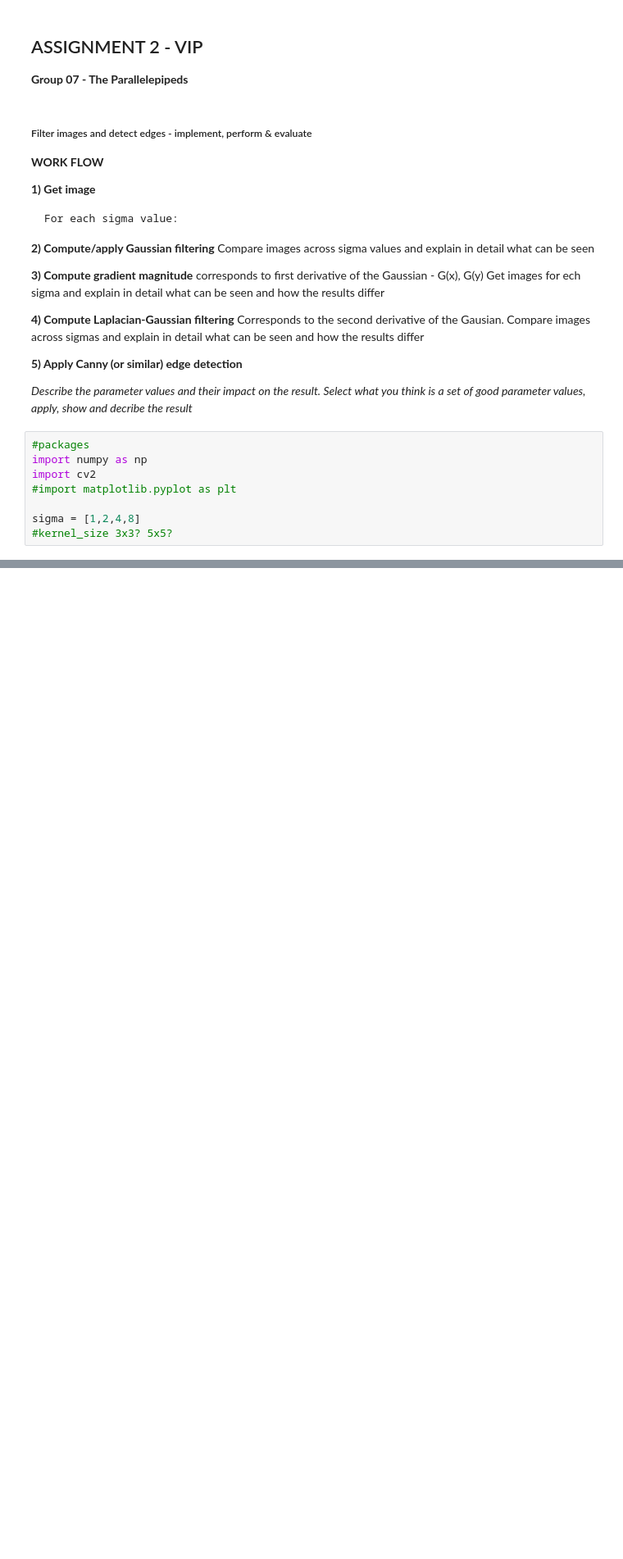
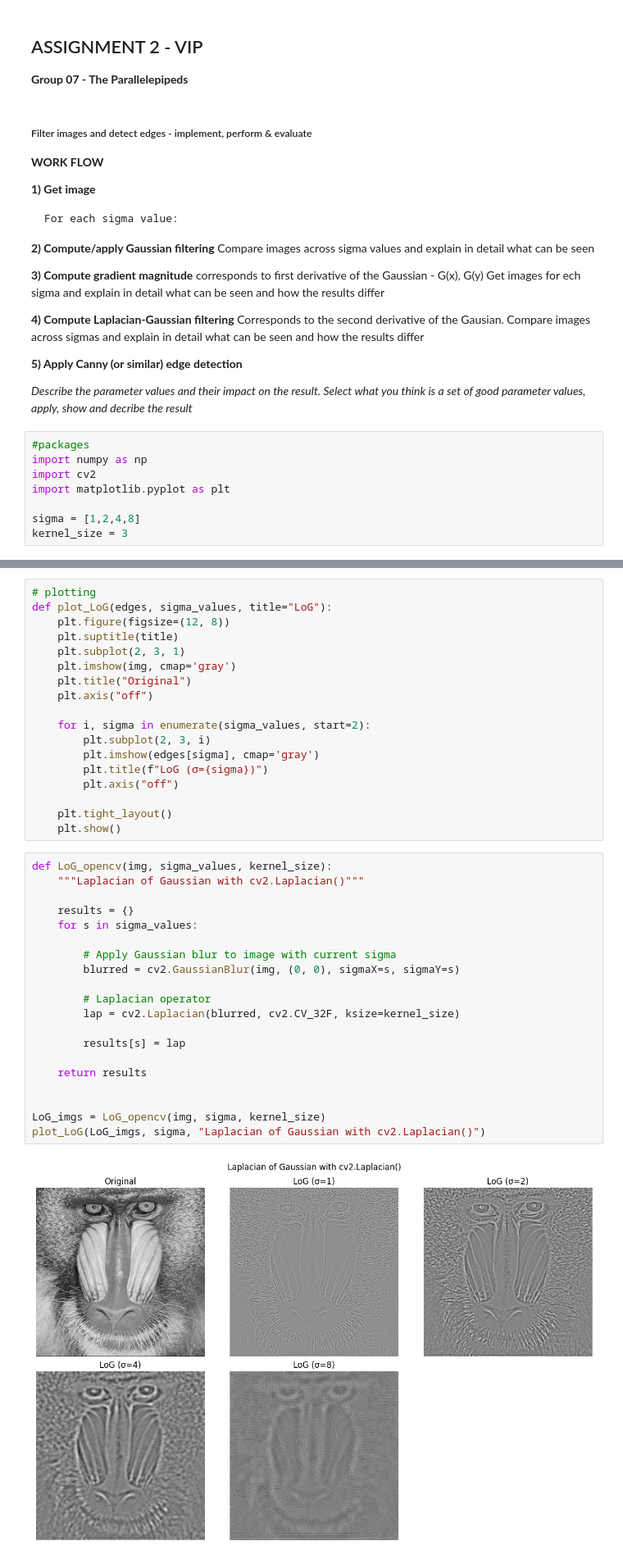
Before and after one commit to axelz3/VIPassingment2, a Jupyter notebook: code.ipynb, the cells around one changed output, grey strips where cells are left out. Shown at 82% size. Cells and saved outputs as stored; diff of their text form; blank space fills up the shorter version.

Commit message:
Implemented Laplacian-Gaussian filtering with two methods

```diff
--- a/code.ipynb
+++ b/code.ipynb
@@ -33,8 +33,8 @@ Compare images across sigmas and explain in detail what can be seen and how the
 #packages
 import numpy as np
 import cv2
-#import matplotlib.pyplot as plt
+import matplotlib.pyplot as plt
 
 sigma = [1,2,4,8]
-#kernel_size 3x3? 5x5?
+kernel_size = 3
 # %%
@@ -46,0 +46,40 @@ cv2.destroyAllWindows()
+# %%
+# plotting
+def plot_LoG(edges, sigma_values, title="LoG"):
+    plt.figure(figsize=(12, 8))
+    plt.suptitle(title)
+    plt.subplot(2, 3, 1)
+    plt.imshow(img, cmap='gray')
+    plt.title("Original")
+    plt.axis("off")
+
+    for i, sigma in enumerate(sigma_values, start=2):
+        plt.subplot(2, 3, i)
+        plt.imshow(edges[sigma], cmap='gray')
+        plt.title(f"LoG (σ={sigma})")
+        plt.axis("off")
+
+    plt.tight_layout()
+    plt.show()
+# %%
+def LoG_opencv(img, sigma_values, kernel_size):
+    """Laplacian of Gaussian with cv2.Laplacian()"""
+
+    results = {}
+    for s in sigma_values:
+
+        # Apply Gaussian blur to image with current sigma
+        blurred = cv2.GaussianBlur(img, (0, 0), sigmaX=s, sigmaY=s)
+
+        # Laplacian operator
+        lap = cv2.Laplacian(blurred, cv2.CV_32F, ksize=kernel_size)
+
+        results[s] = lap
+
+    return results
+
+
+LoG_imgs = LoG_opencv(img, sigma, kernel_size)
+plot_LoG(LoG_imgs, sigma, "Laplacian of Gaussian with cv2.Laplacian()")
+# %% [output]
+[figure, added]
```
Also changed, not shown: parts of 2 cells of this notebook, 1 other file.
